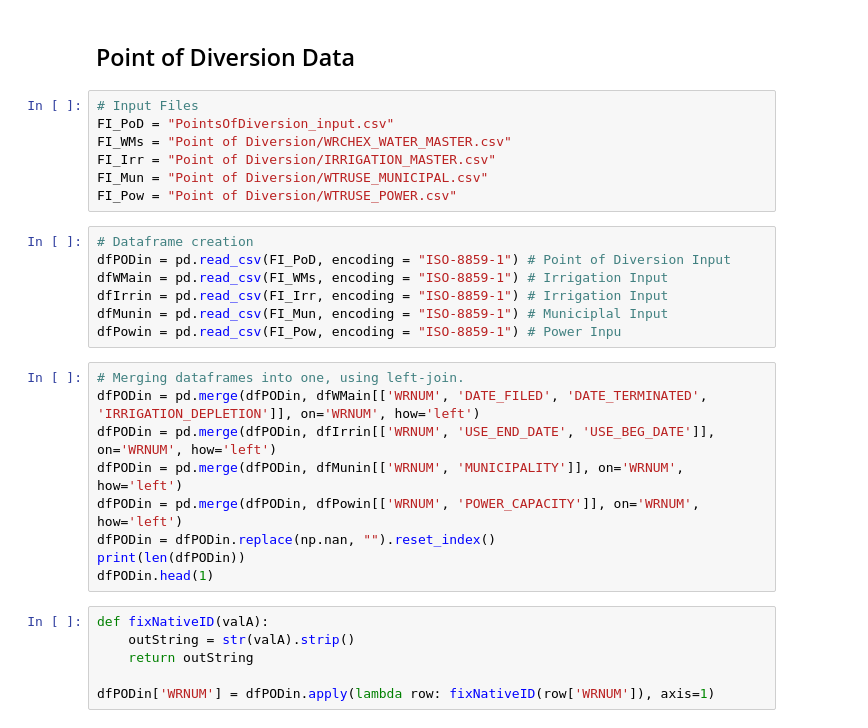
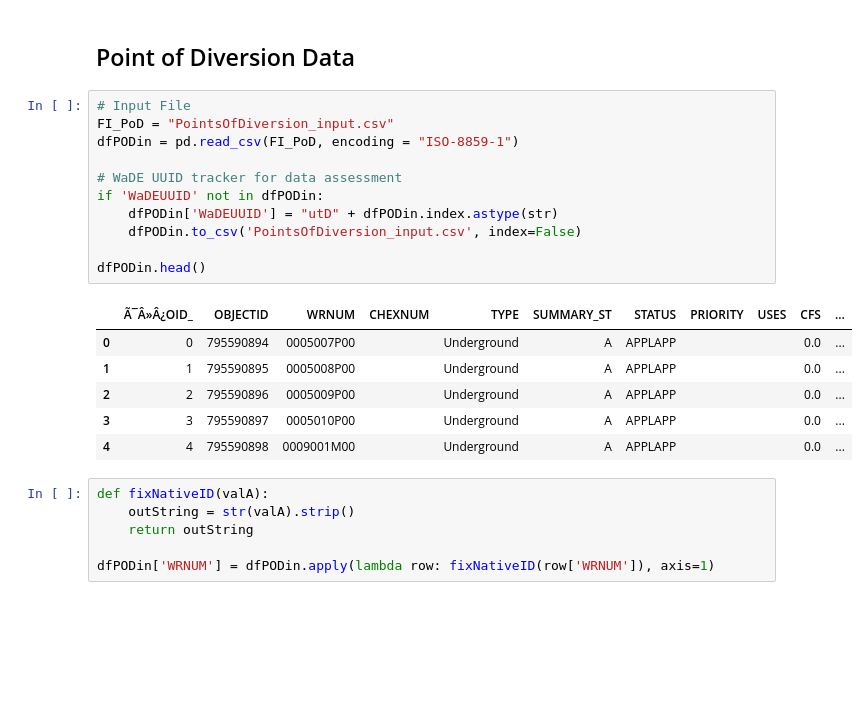
Before and after one commit to WSWCWaterDataExchange/MappingStatesDataToWaDE2.0, a Jupyter notebook: Utah/WaterAllocation/0_PreProcessUtahAllocationData.ipynb, the cells around one changed output. Cells and saved outputs as stored; diff of their text form; blank space fills up the shorter version.

```diff
--- a/Utah/WaterAllocation/0_PreProcessUtahAllocationData.ipynb
+++ b/Utah/WaterAllocation/0_PreProcessUtahAllocationData.ipynb
@@ -16,29 +16,24 @@ workingDir = "G:/Shared drives/WaDE Data/Utah/WaterAllocation/RawInputData"
 os.chdir(workingDir)
 # %% [markdown]
 ## Point of Diversion Data
-# %%
-# Input Files
-FI_PoD = "PointsOfDiversion_input.csv"
-FI_WMs = "Point of Diversion/WRCHEX_WATER_MASTER.csv"
-FI_Irr = "Point of Diversion/IRRIGATION_MASTER.csv"
-FI_Mun = "Point of Diversion/WTRUSE_MUNICIPAL.csv"
-FI_Pow = "Point of Diversion/WTRUSE_POWER.csv"
-# %%
-# Dataframe creation
-dfPODin = pd.read_csv(FI_PoD, encoding = "ISO-8859-1") # Point of Diversion Input
-dfWMain = pd.read_csv(FI_WMs, encoding = "ISO-8859-1") # Irrigation Input
-dfIrrin = pd.read_csv(FI_Irr, encoding = "ISO-8859-1") # Irrigation Input
-dfMunin = pd.read_csv(FI_Mun, encoding = "ISO-8859-1") # Municiplal Input
-dfPowin = pd.read_csv(FI_Pow, encoding = "ISO-8859-1") # Power Inpu
-# %%
-# Merging dataframes into one, using left-join.
-dfPODin = pd.merge(dfPODin, dfWMain[['WRNUM', 'DATE_FILED', 'DATE_TERMINATED', 'IRRIGATION_DEPLETION']], on='WRNUM', how='left')
-dfPODin = pd.merge(dfPODin, dfIrrin[['WRNUM', 'USE_END_DATE', 'USE_BEG_DATE']], on='WRNUM', how='left')
-dfPODin = pd.merge(dfPODin, dfMunin[['WRNUM', 'MUNICIPALITY']], on='WRNUM', how='left')
-dfPODin = pd.merge(dfPODin, dfPowin[['WRNUM', 'POWER_CAPACITY']], on='WRNUM', how='left')
-dfPODin = dfPODin.replace(np.nan, "").reset_index()
-print(len(dfPODin))
-dfPODin.head(1)
+# %%
+# Input File
+FI_PoD = "PointsOfDiversion_input.csv"
+dfPODin = pd.read_csv(FI_PoD, encoding = "ISO-8859-1")
+
+# WaDE UUID tracker for data assessment
+if 'WaDEUUID' not in dfPODin:
+    dfPODin['WaDEUUID'] = "utD" + dfPODin.index.astype(str)
+    dfPODin.to_csv('PointsOfDiversion_input.csv', index=False)
+
+dfPODin.head()
+# %% [output]
+|  | Ã¯Â»Â¿OID_ | OBJECTID | WRNUM | CHEXNUM | TYPE | SUMMARY_ST | STATUS | PRIORITY | USES | CFS | ... |
+| 0 | 0 | 795590894 | 0005007P00 |  | Underground | A | APPLAPP |  |  | 0.0 | ... |
+| 1 | 1 | 795590895 | 0005008P00 |  | Underground | A | APPLAPP |  |  | 0.0 | ... |
+| 2 | 2 | 795590896 | 0005009P00 |  | Underground | A | APPLAPP |  |  | 0.0 | ... |
+| 3 | 3 | 795590897 | 0005010P00 |  | Underground | A | APPLAPP |  |  | 0.0 | ... |
+| 4 | 4 | 795590898 | 0009001M00 |  | Underground | A | APPLAPP |  |  | 0.0 | ... |
 # %%
 def fixNativeID(valA):
     outString = str(valA).strip()
```
Also changed, not shown: parts of 21 cells of this notebook, 3 other files.
